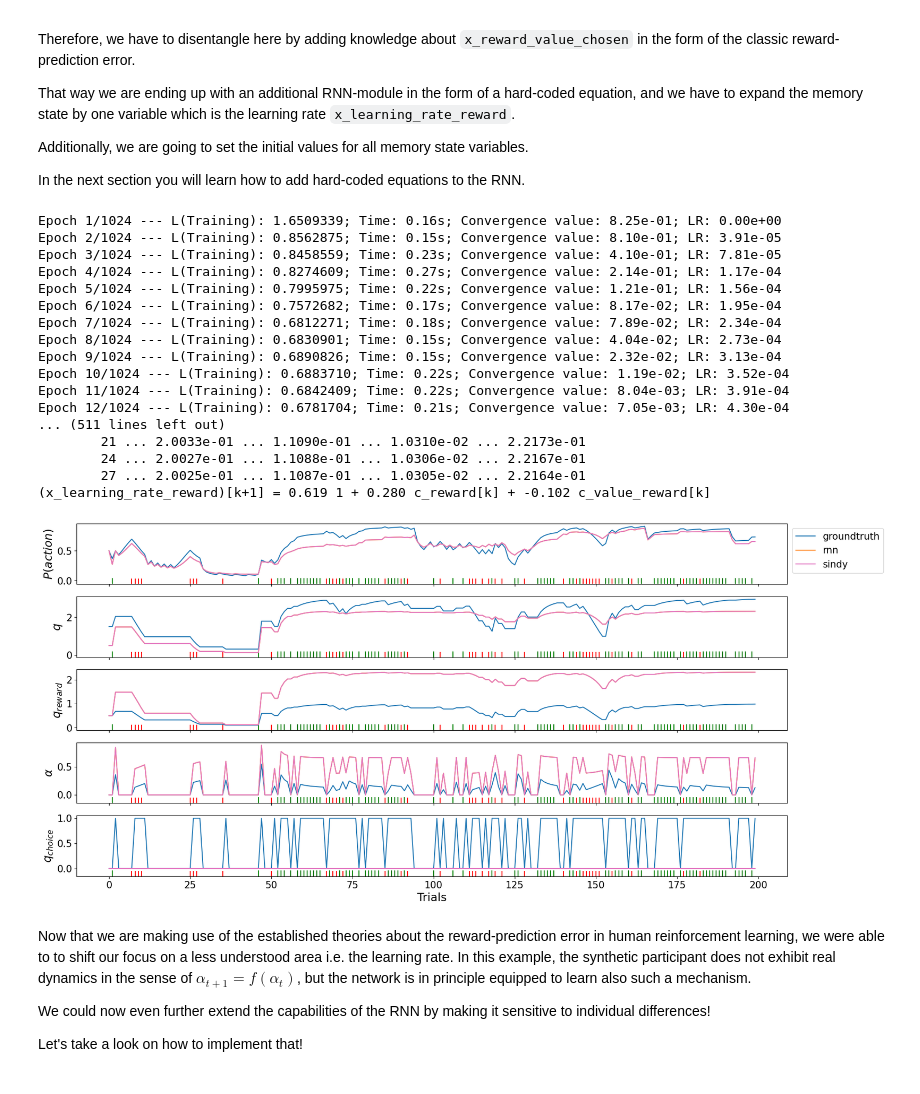
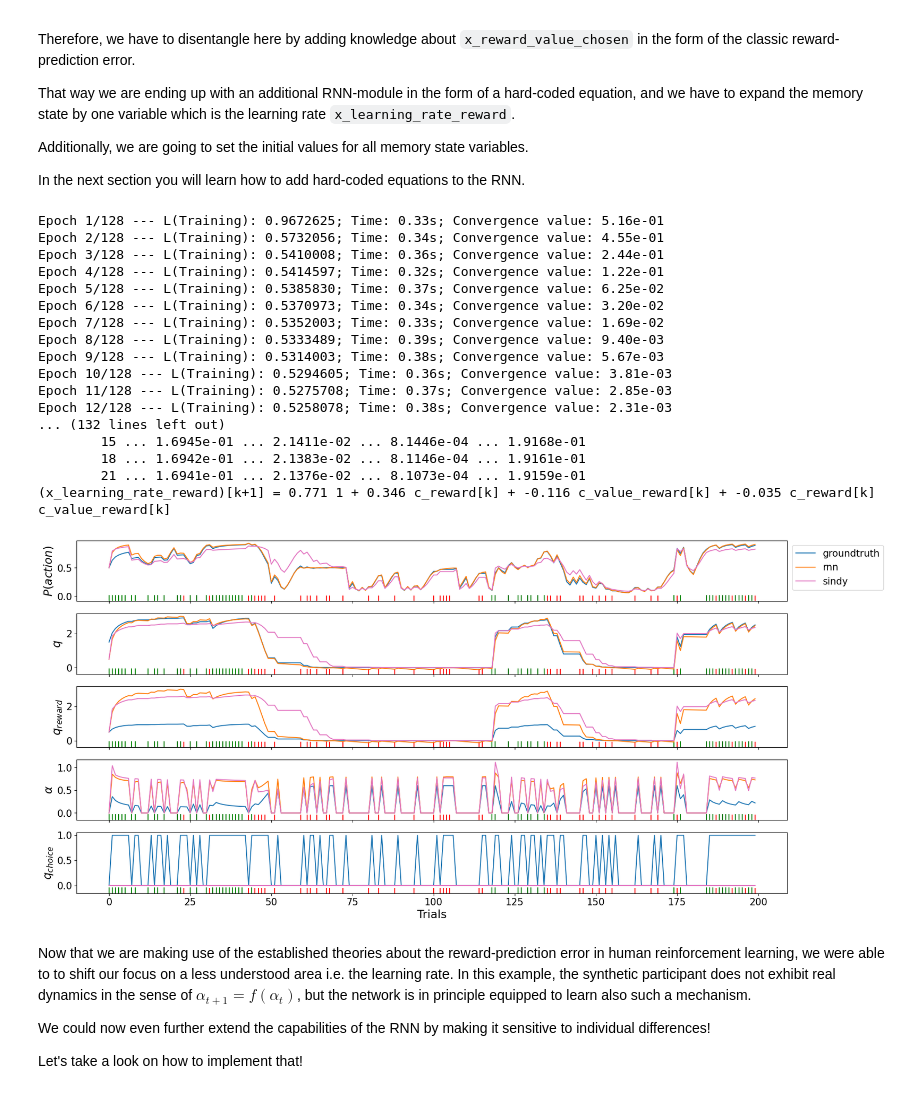
Before and after one commit to AlexanderDitz/Master_Learning_DecisionMaking, a Jupyter notebook: tutorials/tutorial_cdcd.ipynb, the cells around one changed output. Saved outputs shown, nothing was run; the diff lists cells and outputs as text; code cells hidden in the pictures.

```diff
--- a/tutorials/tutorial_cdcd.ipynb
+++ b/tutorials/tutorial_cdcd.ipynb
@@ -488,11 +480,11 @@ class RLRNN(BaseRNN):
         list_signals,
         **kwargs,
     ):
-        super(RLRNN, self).__init__(n_actions=n_actions, hidden_size=8, list_signals=list_signals)
+        super(RLRNN, self).__init__(n_actions=n_actions, list_signals=list_signals)
 
         # set up the submodules
-        self.submodules_rnn['x_value_reward_chosen'] = self.setup_module(input_size=2, hidden_size=self._hidden_size, dropout=0.)
-        self.submodules_rnn['x_value_reward_not_chosen'] = self.setup_module(input_size=1, hidden_size=self._hidden_size, dropout=0.)
+        self.submodules_rnn['x_value_reward_chosen'] = self.setup_module(input_size=1)
+        self.submodules_rnn['x_value_reward_not_chosen'] = self.setup_module(input_size=0)
 
     def forward(self, inputs, prev_state=None, batch_first=False):
         """Forward pass of the RNN
@@ -507,14 +499,12 @@ class RLRNN(BaseRNN):
         inputs, logits, timesteps = self.init_forward_pass(inputs, prev_state, batch_first)
         actions, rewards, _ = inputs
 
-        value_reward = self.get_state()['x_value_reward']
-
         for timestep, action, reward in zip(timesteps, actions, rewards):
 
             # Let's perform the belief update for the reward-based value of the chosen option
             next_value_reward_chosen = self.call_module(
                 key_module='x_value_reward_chosen',
-                key_state=value_reward,
+                key_state='x_value_reward',
                 action=action,
                 inputs=reward,
                 )
@@ -522,23 +512,22 @@ class RLRNN(BaseRNN):
             # Now a RNN-module updates the not-chosen reward-based value instead of keeping it the same
             next_value_reward_not_chosen = self.call_module(
                 key_module='x_value_reward_not_chosen',
-                key_state=value_reward,
+                key_state='x_value_reward',
                 action=1-action,
                 inputs=None,
                 )
 
             # keep track of the updated value in the memory state
-            value_reward = next_value_reward_chosen + next_value_reward_not_chosen
+            self.state['x_value_reward'] = next_value_reward_chosen + next_value_reward_not_chosen
 
             # Now keep track of this value in the output array
-            logits[timestep] = value_reward
+            logits[timestep] = self.state['x_value_reward']
 
             # record the inputs for training SINDy later on
             self.record_signal('c_action', action)
             self.record_signal('c_reward', reward)
 
         # post-process the forward pass; give here as inputs the logits, batch_first and all values from the memory state
-        self.state['x_value_reward'] = value_reward
         logits = self.post_forward_pass(logits, batch_first)
 
         return logits, self.get_state()
@@ -743,12 +721,12 @@ class RLRNN(BaseRNN):
 agent = AgentQ(
     n_actions=n_actions,
     alpha_reward=0.6,
-    alpha_penalty=0.3,
+    alpha_penalty=0.6,
     forget_rate=0.,
     confirmation_bias=0.8,
 )
 
-dataset, experiments, _ = create_dataset(
+dataset, _, _ = create_dataset(
     agent=agent,
     environment=environment,
     n_trials=n_trials,
@@ -757,8 +735,7 @@ dataset, experiments, _ = create_dataset(
 
 # SINDy configuration
 # Add already here the new module and update the library and filter setup.
-list_variables = ['x_value_reward_chosen', 'x_value_reward_not_chosen', 'x_learning_rate_reward']
-# list_variables = ['x_value_reward_chosen', 'x_learning_rate_reward']
+list_rnn_modules = ['x_value_reward_not_chosen', 'x_learning_rate_reward']
 
 # add here a control parameter for the reward-based value which serves as an additional input to the learning-rate
 list_control_parameters = ['c_action', 'c_reward', 'c_value_reward']
@@ -777,67 +754,66 @@ filter_setup = {
     'x_value_reward_not_chosen': ['c_action', 0, True],
 }
 # %%
-model_rnn = RLRNN(n_actions=n_actions, list_signals=list_variables+list_control_parameters)
+model_rnn = RLRNN(n_actions=n_actions, list_signals=list_rnn_modules+list_control_parameters)
 optimizer_rnn = torch.optim.Adam(model_rnn.parameters(), lr=5e-3)
 
 model_rnn, _, _ = fit_model(
     model=model_rnn,
     optimizer=optimizer_rnn,
     dataset_train=dataset,
-    epochs=1024,
+    epochs=128,
     n_steps=16,
-    scheduler=True,
 )
 
 # set up RNN-agent
 agent_rnn = AgentNetwork(model_rnn=model_rnn, n_actions=n_actions)
 
 # extract all necessary data from the RNN (memory state) and align with the control inputs (action, reward)
 variables, control_parameters, feature_names, _ = create_dataset_sindy(
     agent=agent_rnn,
     data=environment,
     n_sessions=1,
     n_trials=1024,
     participant_id=0,
 )
 
 # fit one SINDy-model per RNN-module
 sindy_models = fit_model_sindy(
     variables=variables,
     control=control_parameters,
     feature_names=feature_names,
     polynomial_degree=2,
     library_setup=library_setup,
     filter_setup=filter_setup,
     verbose=True,
 )
 
 # set up a SINDy-based agent by replacing the RNN-modules with the respective SINDy-model
-agent_sindy = AgentSindy(model_rnn=model_rnn, sindy_modules=sindy_models, n_actions=n_actions)
+agent_sindy = AgentSindy(model_rnn=deepcopy(model_rnn), sindy_modules=sindy_models, n_actions=n_actions)
 
 # Let's see how well the dynamics were fitted
 agents = {'groundtruth': agent, 'rnn': agent_rnn, 'sindy': agent_sindy}
-fig, axs = plot_session(agents, experiments[0])
+fig, axs = plot_session(agents, dataset.xs[0])
 plt.show()
 # %% [output]
-Epoch 1/1024 --- L(Training): 1.6509339; Time: 0.16s; Convergence value: 8.25e-01; LR: 0.00e+00
-Epoch 2/1024 --- L(Training): 0.8562875; Time: 0.15s; Convergence value: 8.10e-01; LR: 3.91e-05
-Epoch 3/1024 --- L(Training): 0.8458559; Time: 0.23s; Convergence value: 4.10e-01; LR: 7.81e-05
-Epoch 4/1024 --- L(Training): 0.8274609; Time: 0.27s; Convergence value: 2.14e-01; LR: 1.17e-04
-Epoch 5/1024 --- L(Training): 0.7995975; Time: 0.22s; Convergence value: 1.21e-01; LR: 1.56e-04
-Epoch 6/1024 --- L(Training): 0.7572682; Time: 0.17s; Convergence value: 8.17e-02; LR: 1.95e-04
-Epoch 7/1024 --- L(Training): 0.6812271; Time: 0.18s; Convergence value: 7.89e-02; LR: 2.34e-04
-Epoch 8/1024 --- L(Training): 0.6830901; Time: 0.15s; Convergence value: 4.04e-02; LR: 2.73e-04
-Epoch 9/1024 --- L(Training): 0.6890826; Time: 0.15s; Convergence value: 2.32e-02; LR: 3.13e-04
-Epoch 10/1024 --- L(Training): 0.6883710; Time: 0.22s; Convergence value: 1.19e-02; LR: 3.52e-04
-Epoch 11/1024 --- L(Training): 0.6842409; Time: 0.22s; Convergence value: 8.04e-03; LR: 3.91e-04
-Epoch 12/1024 --- L(Training): 0.6781704; Time: 0.21s; Convergence value: 7.05e-03; LR: 4.30e-04
-... (511 lines left out)
-        21 ... 2.0033e-01 ... 1.1090e-01 ... 1.0310e-02 ... 2.2173e-01
-        24 ... 2.0027e-01 ... 1.1088e-01 ... 1.0306e-02 ... 2.2167e-01
-        27 ... 2.0025e-01 ... 1.1087e-01 ... 1.0305e-02 ... 2.2164e-01
-(x_learning_rate_reward)[k+1] = 0.619 1 + 0.280 c_reward[k] + -0.102 c_value_reward[k]
+Epoch 1/128 --- L(Training): 0.9672625; Time: 0.33s; Convergence value: 5.16e-01
+Epoch 2/128 --- L(Training): 0.5732056; Time: 0.34s; Convergence value: 4.55e-01
+Epoch 3/128 --- L(Training): 0.5410008; Time: 0.36s; Convergence value: 2.44e-01
+Epoch 4/128 --- L(Training): 0.5414597; Time: 0.32s; Convergence value: 1.22e-01
+Epoch 5/128 --- L(Training): 0.5385830; Time: 0.37s; Convergence value: 6.25e-02
+Epoch 6/128 --- L(Training): 0.5370973; Time: 0.34s; Convergence value: 3.20e-02
+Epoch 7/128 --- L(Training): 0.5352003; Time: 0.33s; Convergence value: 1.69e-02
+Epoch 8/128 --- L(Training): 0.5333489; Time: 0.39s; Convergence value: 9.40e-03
+Epoch 9/128 --- L(Training): 0.5314003; Time: 0.38s; Convergence value: 5.67e-03
+Epoch 10/128 --- L(Training): 0.5294605; Time: 0.36s; Convergence value: 3.81e-03
+Epoch 11/128 --- L(Training): 0.5275708; Time: 0.37s; Convergence value: 2.85e-03
+Epoch 12/128 --- L(Training): 0.5258078; Time: 0.38s; Convergence value: 2.31e-03
+... (132 lines left out)
+        15 ... 1.6945e-01 ... 2.1411e-02 ... 8.1446e-04 ... 1.9168e-01
+        18 ... 1.6942e-01 ... 2.1383e-02 ... 8.1146e-04 ... 1.9161e-01
+        21 ... 1.6941e-01 ... 2.1376e-02 ... 8.1073e-04 ... 1.9159e-01
+(x_learning_rate_reward)[k+1] = 0.771 1 + 0.346 c_reward[k] + -0.116 c_value_reward[k] + -0.035 c_reward[k] c_value_reward[k]
-[figure, old version]
+[figure, new version]
 # %% [markdown]
 Now that we are making use of the established theories about the reward-prediction error in human reinforcement learning, we were able to to shift our focus on a less understood area i.e. the learning rate. In this example, the synthetic participant does not exhibit real dynamics in the sense of $\alpha_{t+1} = f(\alpha_{t})$, but the network is in principle equipped to learn also such a mechanism.
 
```
Also changed, not shown: parts of 27 cells of this notebook, 7 other files.
